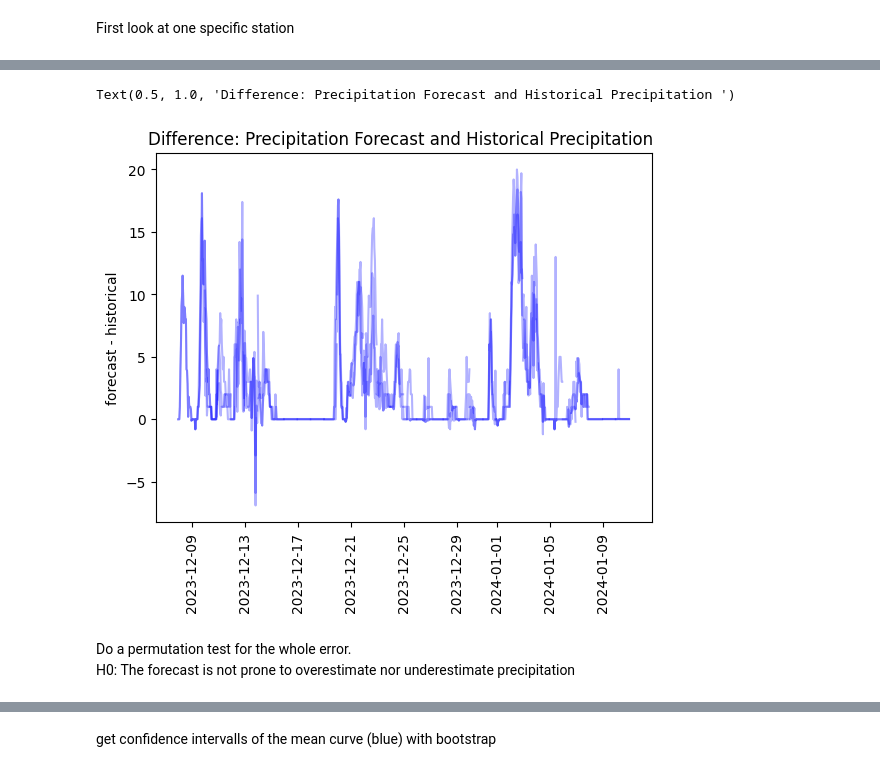
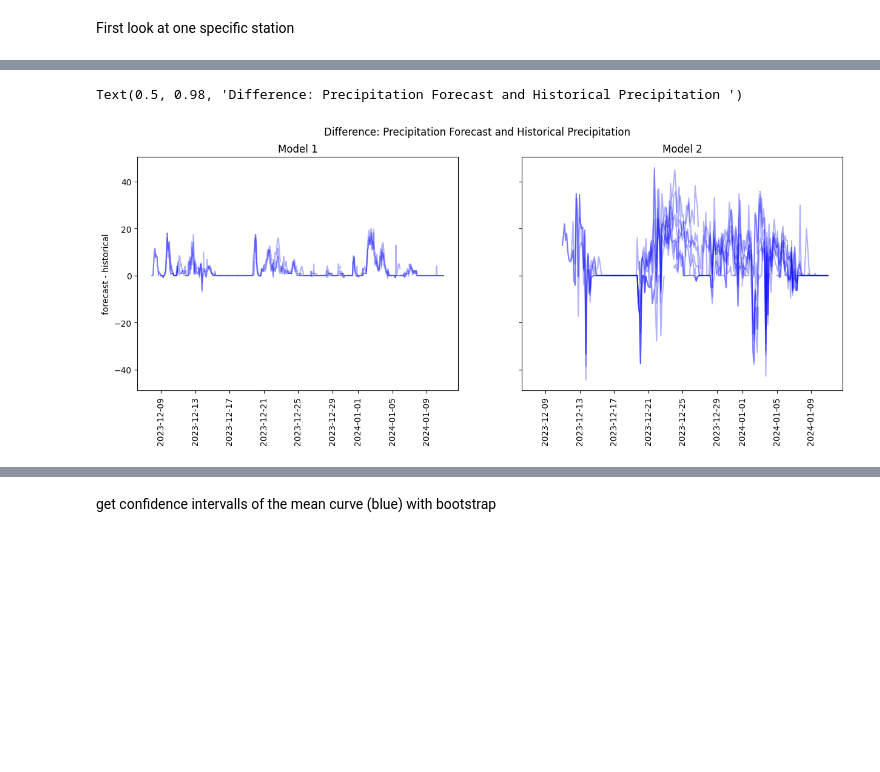
Before and after one commit to RobinU434/DataLiteracy, a Jupyter notebook: studies/13_01_24_RU_glimps_into_data.ipynb, the cells around one changed output, grey strips where cells are left out. Cells and saved outputs as stored; diff of their text form; code cells hidden in the pictures; blank space fills up the shorter version.

```diff
--- a/studies/13_01_24_RU_glimps_into_data.ipynb
+++ b/studies/13_01_24_RU_glimps_into_data.ipynb
@@ -17,8 +17,9 @@ from studies.utils.dwd_data import DWD_Dataset
 # %%
 FIG_SAVE_BASE_PATH = "../docs/report/fig/"
+DOUBLE_COL_FIG_SIZE = (15, 5)
 # %%
-# dataset = DWD_Dataset(source_path="../data/dwd", feature=Feature.PRECIPITATION)
-dataset = DWD_Dataset(source_path="../data/dwd")
+dataset_model_1 = DWD_Dataset(source_path="../data/dwd", feature=Feature.PRECIPITATION, model=1)
+dataset_model_2 = DWD_Dataset(source_path="../data/dwd", feature=Feature.PRECIPITATION, model=2)
 # %% [markdown]
 First look at one specific station
 # %%
@@ -70,32 +67,30 @@ axs[1].set_xticks(axs[1].get_xticks(), axs[1].get_xticklabels(), rotation=90)
 # %%
-from studies.utils.arithmetric import normalized
+merge1 = dataset_model_1.get_merge(station_id=STATION_ID)
+merge2 = dataset_model_2.get_merge(station_id=STATION_ID)
+
+fig, (ax1, ax2) = plt.subplots(ncols=2, sharex=True, figsize=DOUBLE_COL_FIG_SIZE, sharey=True)
+# fig, ax1 = plt.subplots()
+
+api_call_times = sorted(merge1["call_time"].unique())
+num_api_calls = len(api_call_times)
+for idx, call_time in enumerate(api_call_times):
+    sub_df_forecast = merge1[merge1["call_time"] == call_time]
+    t = sub_df_forecast["time"]
+    error = sub_df_forecast["precipitation_error"]
+    ax1.plot(t, error, c="b", alpha=0.3)
 
 
-merge = dataset.get_merge(model=1, station_id=STATION_ID)
+    sub_df_forecast = merge2[merge2["call_time"] == call_time]
+    t = sub_df_forecast["time"]
+    error = sub_df_forecast["precipitation_error"]
+    ax2.plot(t, error, c="b", alpha=0.3)
 
-# fig, (ax1, ax2) = plt.subplots(nrows=2, sharex=True)
-fig, ax1 = plt.subplots()
-
-api_call_times = sorted(merge["call_time"].unique())
-num_api_calls = len(api_call_times)
-for idx, call_time in enumerate(api_call_times):
-    sub_df = merge[merge["call_time"] == call_time]
-    t = sub_df["time"]
-    error = sub_df["precipitation_error"]
-    ax1.plot(t, error, c="b", alpha=0.3)
-    # norm_forecast = normalized(sub_df["air_temperature_forecast"].values)
-    # normalize
-    # error = sub_df["air_temperature_forecast"] - sub_df["air_temperature_real"]
-    # norm_real = normalized(sub_df["air_temperature_real"].values)
-    # axs[1].plot(t, norm_forecast - norm_real)
-    # axs[1].plot(t, norm_forecast)
-    # axs[1].plot(t, norm_real)
 ax1.set_xticks(ax1.get_xticks(), ax1.get_xticklabels(), rotation=90)
+ax2.set_xticks(ax2.get_xticks(), ax2.get_xticklabels(), rotation=90)
 ax1.set_ylabel("forecast - historical")
-ax1.set_title("Difference: Precipitation Forecast and Historical Precipitation ")
+ax1.set_title("Model 1")
+ax2.set_title("Model 2")
+fig.suptitle("Difference: Precipitation Forecast and Historical Precipitation ")
 # %% [output]
-Text(0.5, 1.0, 'Difference: Precipitation Forecast and Historical Precipitation ')
+Text(0.5, 0.98, 'Difference: Precipitation Forecast and Historical Precipitation ')
-[figure, old version]
+[figure, new version]
-# %% [markdown]
-Do a permutation test for the whole error.
-H0: The forecast is not prone to overestimate nor underestimate precipitation
```
Also changed, not shown: parts of 19 cells of this notebook.
